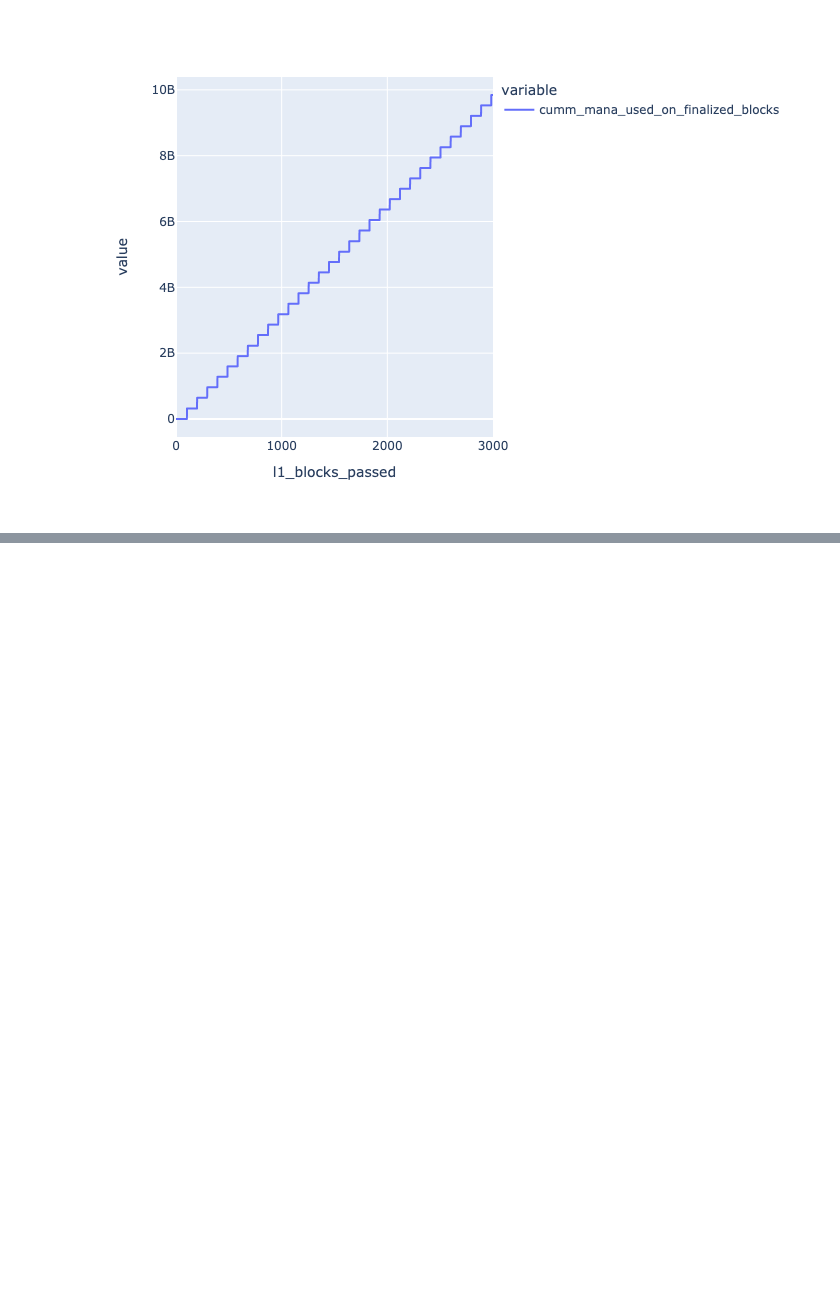
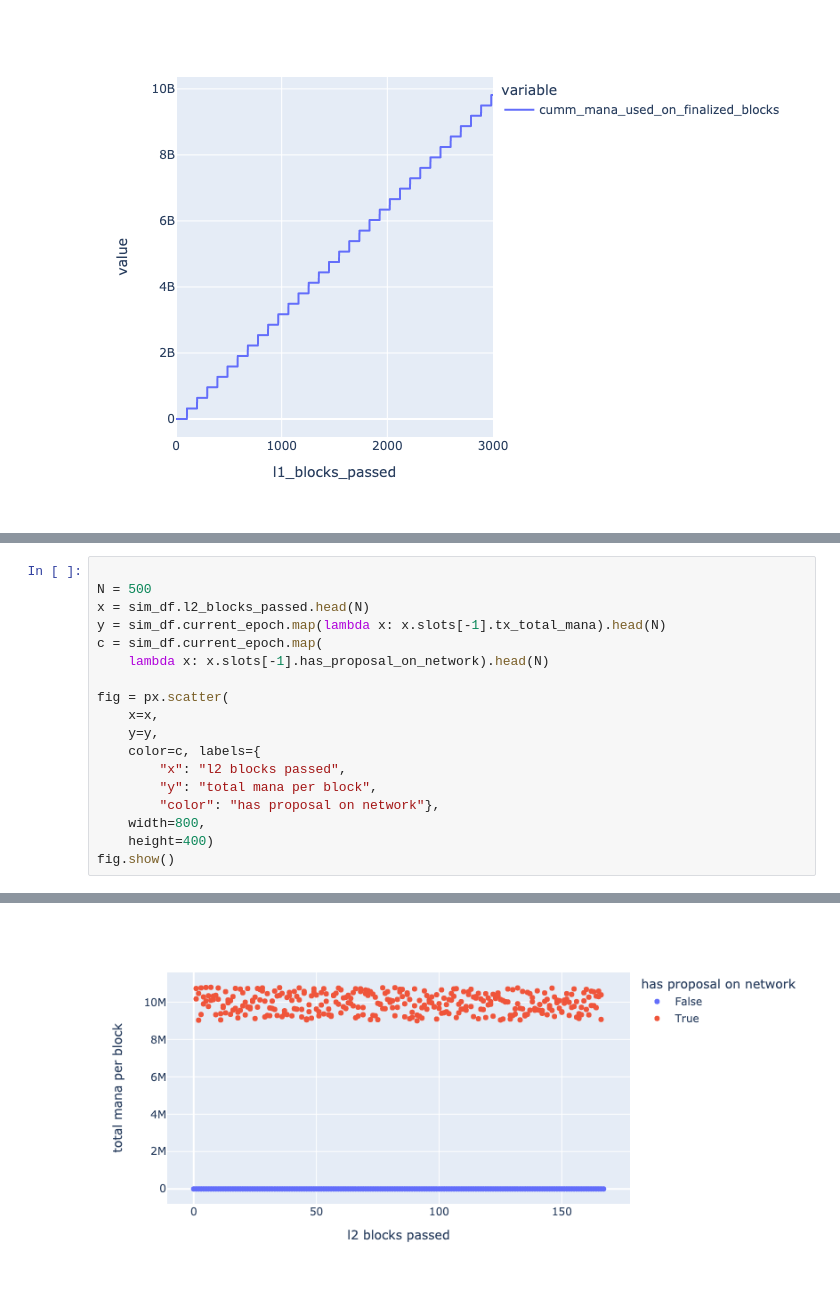
Before and after one commit to BlockScience/aztec-gddt-v2, a Jupyter notebook: notebooks/test_run.ipynb, the cells around one changed output, grey strips where cells are left out. Drawn from its saved outputs; the diff is of its cells as text; blank space fills up the shorter version.

```diff
--- a/notebooks/test_run.ipynb
+++ b/notebooks/test_run.ipynb
@@ -156,0 +157,19 @@ fig.show()
+# %%
+
+N = 500
+x = sim_df.l2_blocks_passed.head(N)
+y = sim_df.current_epoch.map(lambda x: x.slots[-1].tx_total_mana).head(N)
+c = sim_df.current_epoch.map(
+    lambda x: x.slots[-1].has_proposal_on_network).head(N)
+
+fig = px.scatter(
+    x=x,
+    y=y,
+    color=c, labels={
+        "x": "l2 blocks passed",
+        "y": "total mana per block",
+        "color": "has proposal on network"},
+    width=800,
+    height=400)
+fig.show()
+# %% [output]
@@ -156,0 +177 @@ fig.show()
+[figure, added]
```
Also changed, not shown: parts of 10 cells of this notebook.
